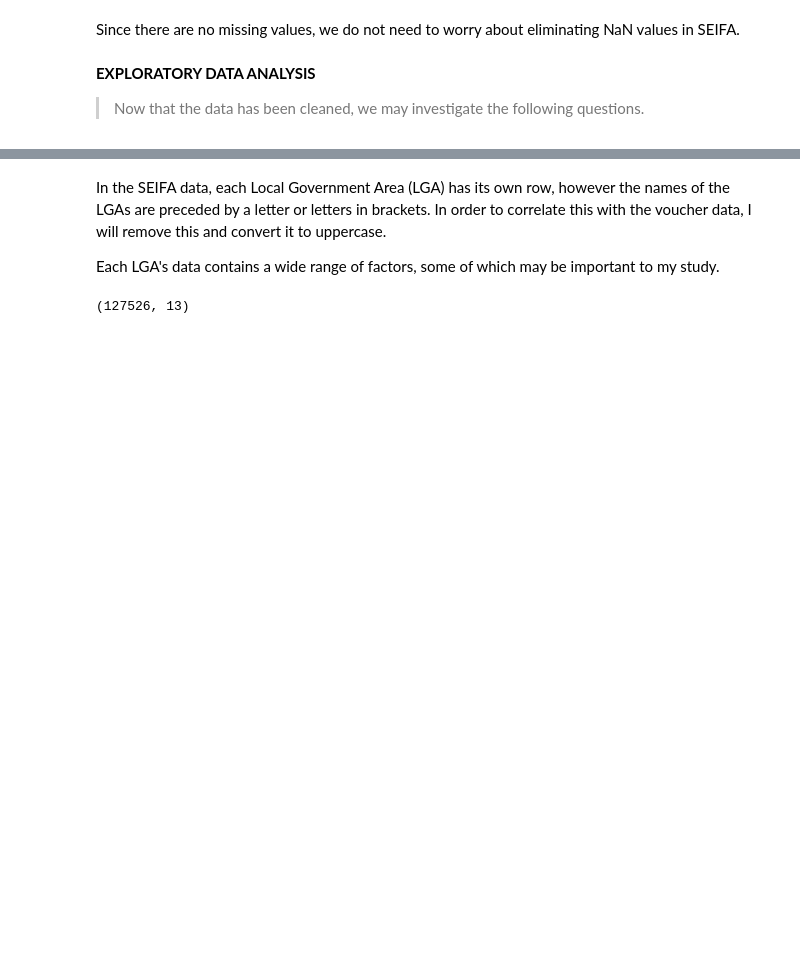
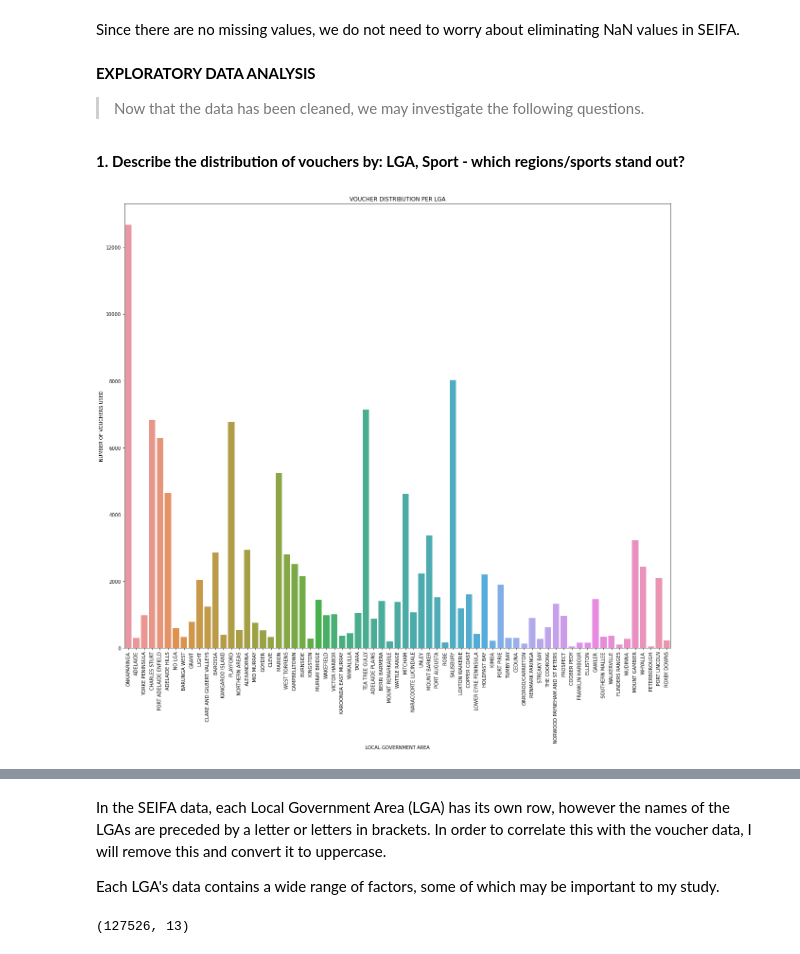
Before and after one commit to MQCOMP2200-S2-2021/data-science-portfolio-avagardiner, a Jupyter notebook: Portfolio 2.ipynb, the cells around one changed output, grey strips where cells are left out. Cells and saved outputs as stored; diff of their text form; code cells hidden in the pictures; blank space fills up the shorter version.

Commit message:
Portfolio: Added Analysis Between Graphs

```diff
--- a/Portfolio 2.ipynb
+++ b/Portfolio 2.ipynb
@@ -179,3 +179,22 @@ Since there are no missing values, we do not need to worry about eliminating NaN
 **EXPLORATORY DATA ANALYSIS**
 
 > Now that the data has been cleaned, we may investigate the following questions.
+# %% [markdown]
+**1. Describe the distribution of vouchers by: LGA, Sport - which regions/sports stand out?**
+# %%
+# Change size
+plt.figure(figsize=(20.7,17.27))
+# Plot figures
+sns.countplot(x='Participant_LGA', data = sa_vouchers)
+# Rotate X-Axis Ticks by 90-degrees
+plt.xticks(rotation = 90)
+# Add title
+plt.title("VOUCHER DISTRIBUTION PER LGA")
+# Add label on the x-axis
+plt.xlabel('LOCAL GOVERNMENT AREA')
+# Add label on the y-axis
+plt.ylabel('NUMBER OF VOUCHERS USED')
+# Show graph
+plt.show()
+# %% [output]
+[figure, added]
```
Also changed, not shown: parts of 14 cells of this notebook.
